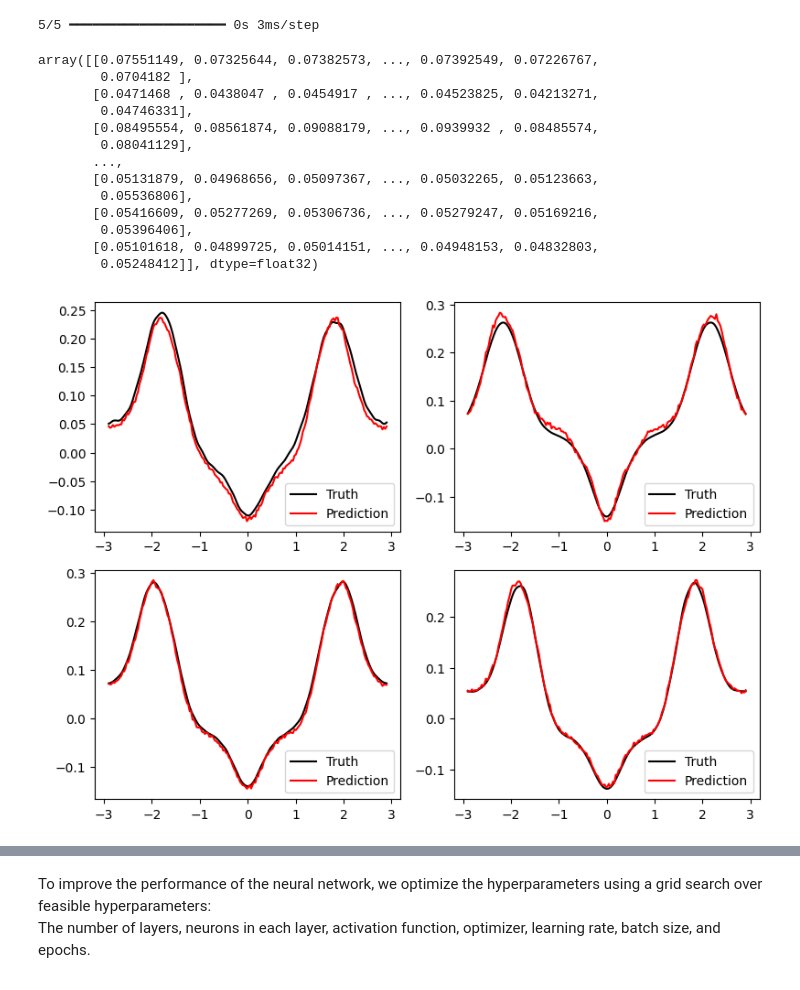
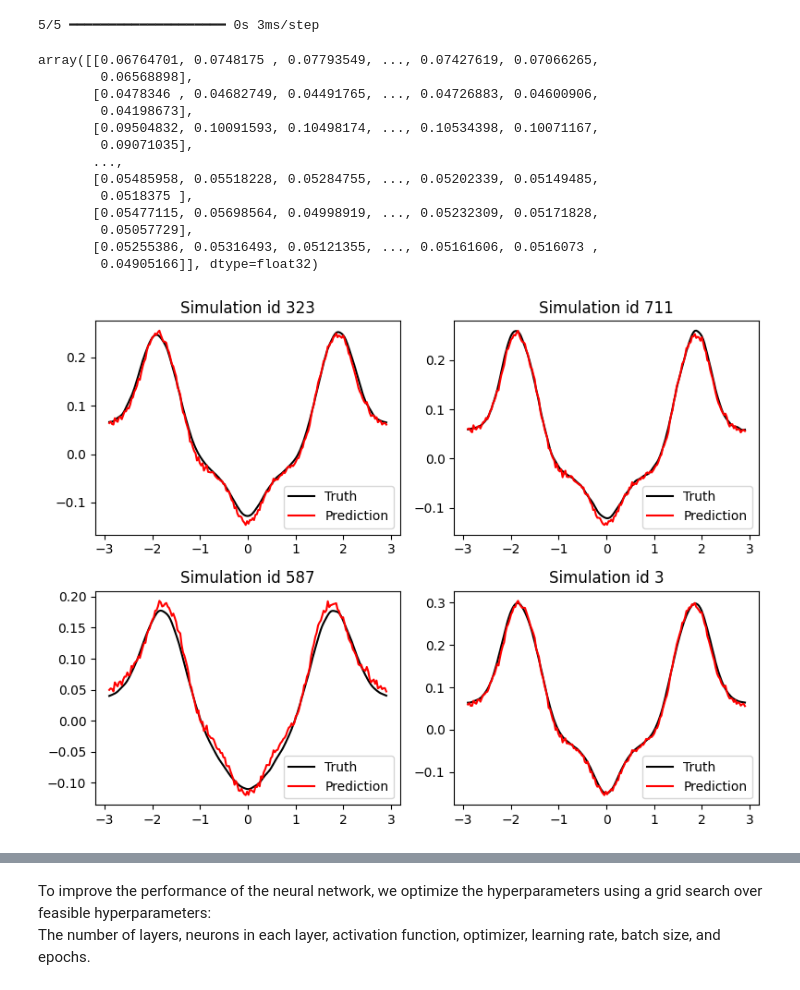
Before and after one commit to Simula-Consulting/NMRlipids, a Jupyter notebook: FormFactor_to_TotalDensity_model_training_walkthrough.ipynb, the cells around one changed output, grey strips where cells are left out. Saved outputs shown, nothing was run; the diff lists cells and outputs as text; code cells hidden in the pictures.

Commit message:
Add system id to train test split and plotting

```diff
--- a/FormFactor_to_TotalDensity_model_training_walkthrough.ipynb
+++ b/FormFactor_to_TotalDensity_model_training_walkthrough.ipynb
@@ -349,8 +349,8 @@ plt.show()
 # %% [markdown]
 ### Split data into train and test sets
 # %%
-train_input, train_output, test_input, test_output = split_train_and_test(
-    sim_FF_df, sim_TD_y_df, system_ids, rng, train_proportion=0.8
+train_input, train_output, test_input, test_output, train_ids, test_ids = split_train_and_test(
+    sim_FF_df, sim_TD_y_df, np.array(system_ids), rng, train_proportion=0.8
 )
 N_train = train_input.shape[0]
 N_test = test_input.shape[0]
@@ -543,44 +543,45 @@ predictions = model.predict(test_input)
 # %%
 predictions
 # %% [output]
-array([[0.07551149, 0.07325644, 0.07382573, ..., 0.07392549, 0.07226767,
-        0.0704182 ],
-       [0.0471468 , 0.0438047 , 0.0454917 , ..., 0.04523825, 0.04213271,
-        0.04746331],
-       [0.08495554, 0.08561874, 0.09088179, ..., 0.0939932 , 0.08485574,
-        0.08041129],
+array([[0.06764701, 0.0748175 , 0.07793549, ..., 0.07427619, 0.07066265,
+        0.06568898],
+       [0.0478346 , 0.04682749, 0.04491765, ..., 0.04726883, 0.04600906,
+        0.04198673],
+       [0.09504832, 0.10091593, 0.10498174, ..., 0.10534398, 0.10071167,
+        0.09071035],
        ...,
-       [0.05131879, 0.04968656, 0.05097367, ..., 0.05032265, 0.05123663,
-        0.05536806],
-       [0.05416609, 0.05277269, 0.05306736, ..., 0.05279247, 0.05169216,
-        0.05396406],
-       [0.05101618, 0.04899725, 0.05014151, ..., 0.04948153, 0.04832803,
-        0.05248412]], dtype=float32)
+       [0.05485958, 0.05518228, 0.05284755, ..., 0.05202339, 0.05149485,
+        0.0518375 ],
+       [0.05477115, 0.05698564, 0.04998919, ..., 0.05232309, 0.05171828,
+        0.05057729],
+       [0.05255386, 0.05316493, 0.05121355, ..., 0.05161606, 0.0516073 ,
+        0.04905166]], dtype=float32)
 # %%
 # Scale up again the output
 true_scale_train_output = rescale_back_to_true_range(train_output, min_td_y_train, max_td_y_train)
 true_scale_predictions = rescale_back_to_true_range(predictions, min_td_y_train, max_td_y_train)
 # %%
 # Compare predictions to truth for five randomly chosen test cases
-random_test_indices = rng.integers(low=0, high=N_test, size=4)
+test_indices_to_visualize = rng.integers(low=0, high=N_test, size=4)
 fig, axs = plt.subplots(nrows=2, ncols=2)
 axs = axs.flatten()
-for counter, idx in enumerate(random_test_indices):
+for counter, idx in enumerate(test_indices_to_visualize):
     axs[counter].plot(
         uniform_x_range,
         test_output.values[idx],
         color="k",
         linestyle="-",
         label="Truth",
     )
     axs[counter].plot(
         uniform_x_range, predictions[idx], color="r", linestyle="-", label="Prediction"
     )
     axs[counter].legend(loc="lower right")
+    axs[counter].set_title("Simulation id " + str(test_ids[idx]))
 fig.set_figheight(6)
 fig.set_figwidth(8)
 plt.tight_layout()
 plt.show()
 # %% [output]
-[figure, old version]
+[figure, new version]
 # %%
```
Also changed, not shown: parts of 4 cells of this notebook, 1 other file.
